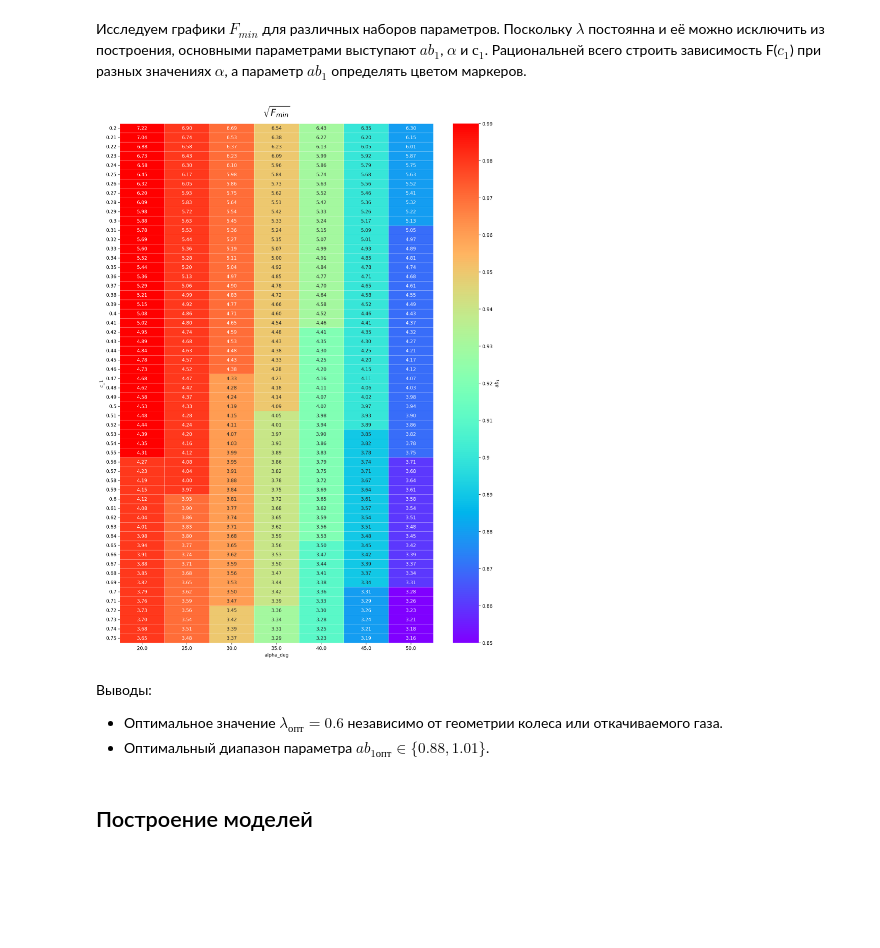
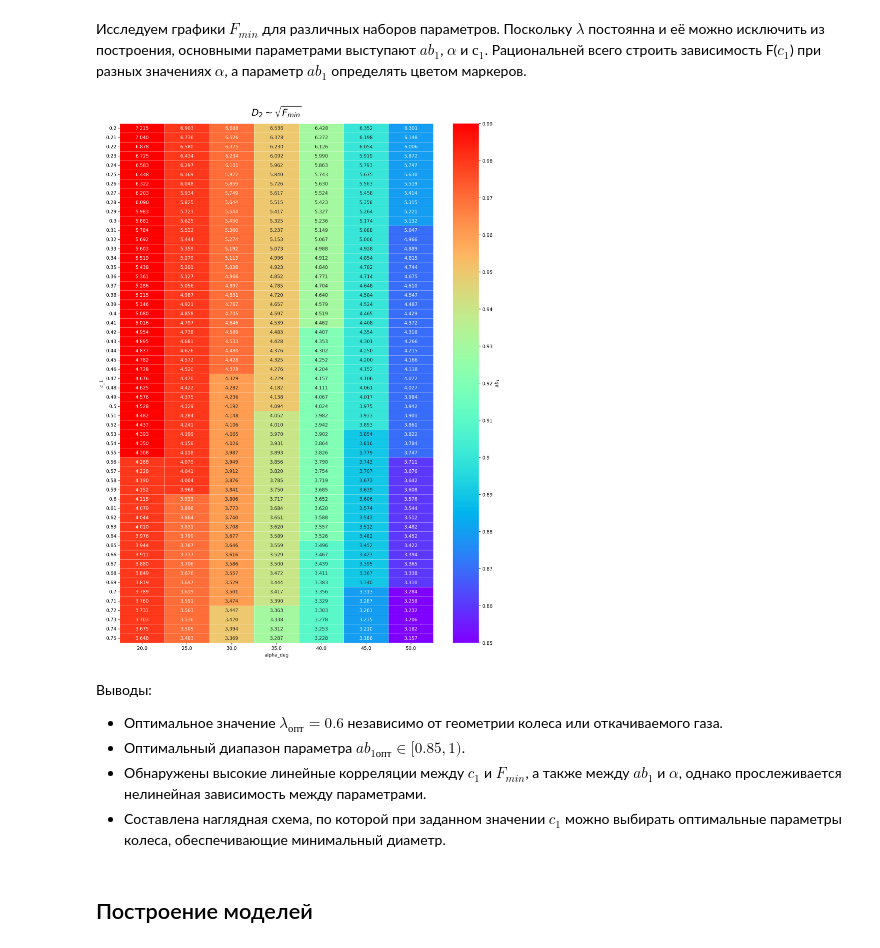
Before and after one commit to VladimirNekrasov98/tmp-optimization-analysis, a Jupyter notebook: EDA and modeling.ipynb, the cells around one changed output. Cells and saved outputs as stored; diff of their text form; code cells hidden in the pictures; blank space fills up the shorter version.

```diff
--- a/EDA and modeling.ipynb
+++ b/EDA and modeling.ipynb
@@ -211,23 +211,25 @@ plt.show()
 # %%
 fig, ax = plt.subplots(figsize=(15, 20))
 df_pivot = df[["c_1", "alpha_deg", "ab_1"]].pivot(
     index="c_1", columns="alpha_deg", values="ab_1"
 )
 f_1sqrt = np.sqrt(data[:, -1]).reshape(df.c_1.nunique(), df.alpha_deg.nunique())
-ax.set_title(r"$\sqrt{F_{min}}$", y=1.01, fontsize=20)
-ax = sns.heatmap(df_pivot, annot=f_1sqrt, fmt=".2f", lw=0.2, ax=ax, cmap="rainbow")
+ax.set_title(r"$D_2 \sim \sqrt{F_{min}}$", y=1.01, fontsize=20)
+ax = sns.heatmap(df_pivot, annot=f_1sqrt, fmt=".3f", lw=0.2, ax=ax, cmap="rainbow")
 cbar = ax.collections[0].colorbar
 cbar.set_ticks(df.ab_1.unique())
 cbar.set_ticklabels([*map(str, df.ab_1.unique())])
 cbar.set_label(r"$ab_1$")
 plt.show()
 # %% [output]
-[figure, old version]
+[figure, new version]
 # %% [markdown]
 Выводы:
 
 - Оптимальное значение $\lambda_{опт}=0.6$ независимо от геометрии колеса или откачиваемого газа.
-- Оптимальный диапазон параметра $ab_{1опт} \in \{0.88, 1.01\}$.
+- Оптимальный диапазон параметра $ab_{1опт} \in [0.85, 1)$.
+- Обнаружены высокие линейные корреляции между $c_1$ и $F_{min}$, а также между $ab_1$ и $\alpha$, однако прослеживается нелинейная зависимость между параметрами.
+- Составлена наглядная схема, по которой при заданном значении $c_1$ можно выбирать оптимальные параметры колеса, обеспечивающие минимальный диаметр.
 # %% [markdown]
 ## Построение моделей
 # %% [markdown]
```
Also changed, not shown: 2 other files.
